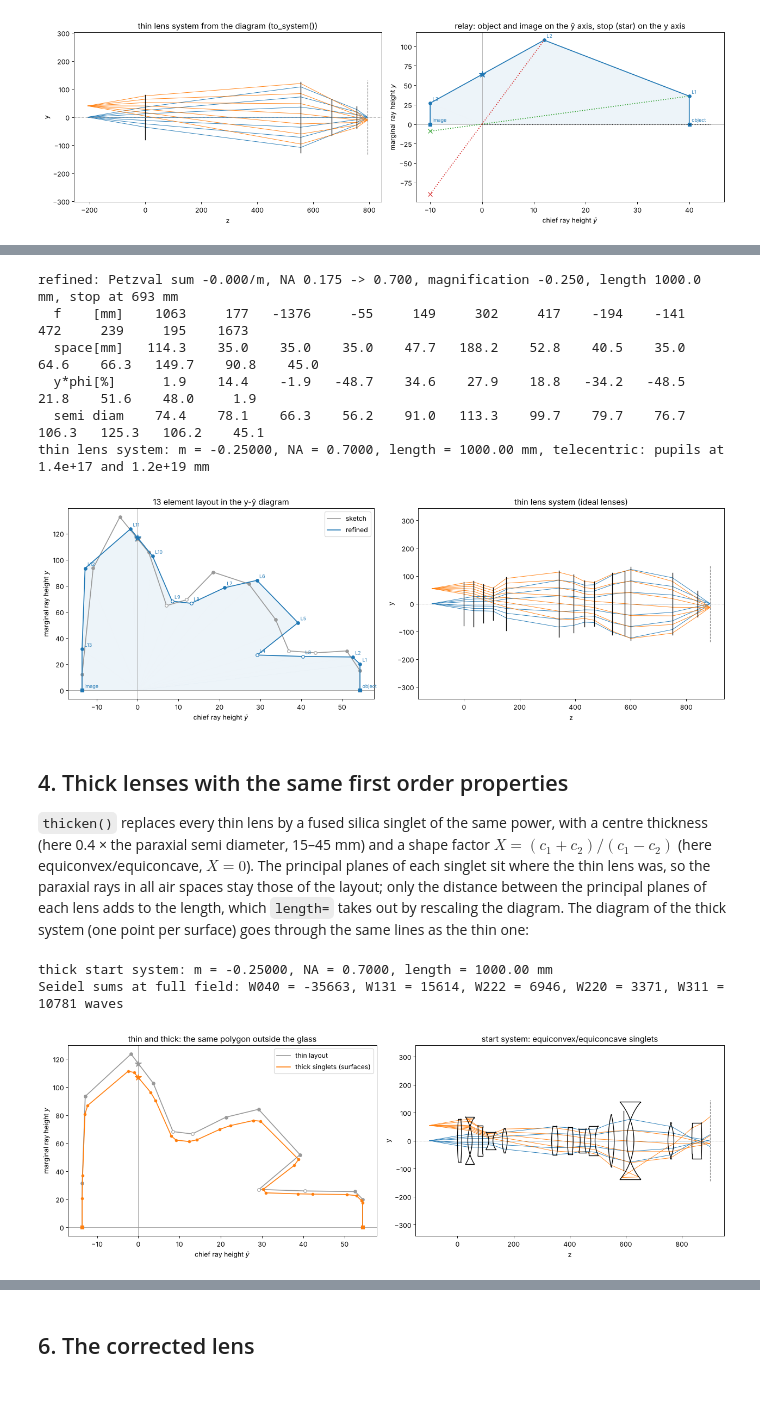
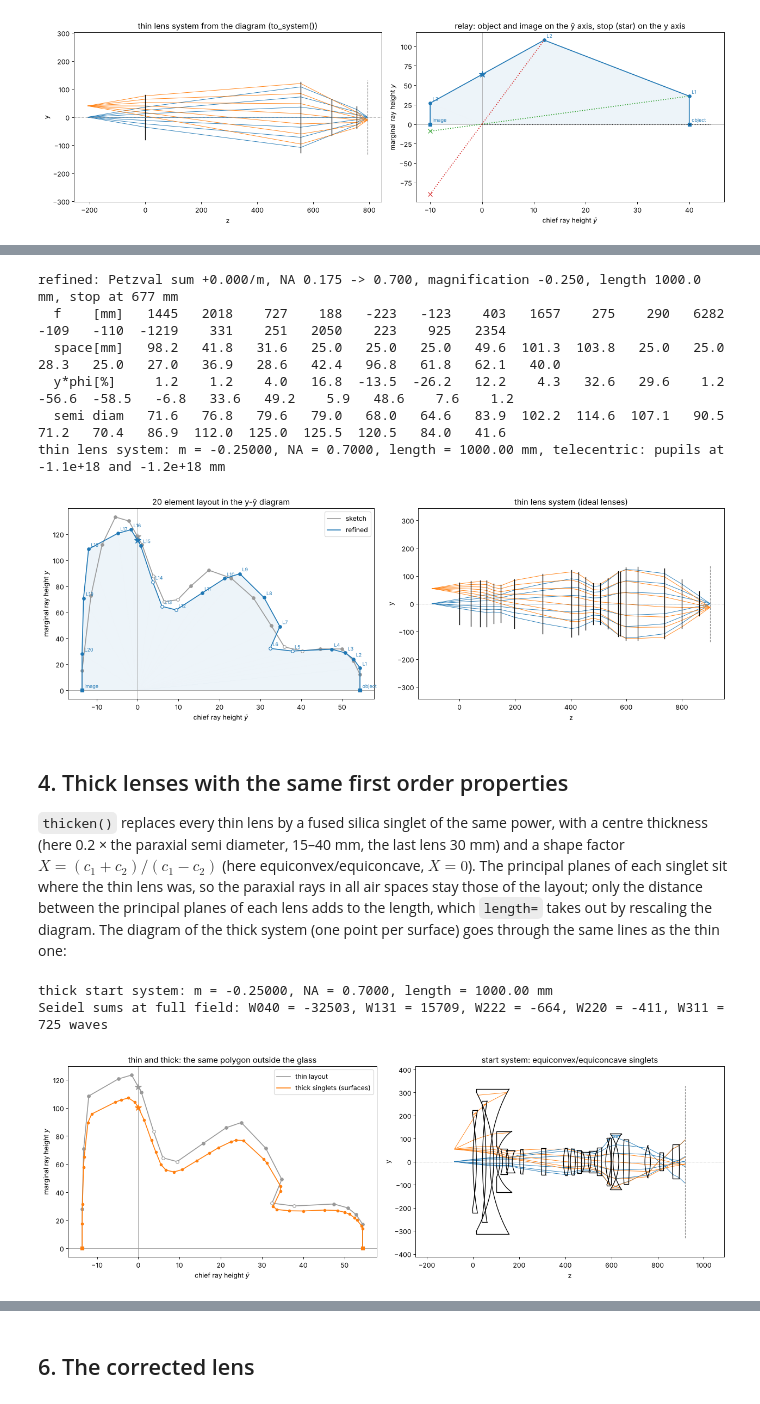
Before and after one commit to aeberspaecher/pyoptics, a Jupyter notebook: notebooks/42_litho_delano_lens_design.ipynb, the cells around one changed output, grey strips where cells are left out. Drawn from its saved outputs; the diff is of its cells as text; code cells hidden in the pictures.

```diff
--- a/notebooks/42_litho_delano_lens_design.ipynb
+++ b/notebooks/42_litho_delano_lens_design.ipynb
@@ -194,11 +188,13 @@ R_FIELD = 13.6                    # image field radius
 h = R_FIELD/abs(M)                # object height
 H = -NA*abs(M)*h                  # Lagrange invariant
 
-# (ybar/h, y) of object, L1...L13, image
-SKETCH = np.array([(1, 0), (1, 0.10), (0.94, 0.20), (0.80, 0.19), (0.68, 0.20), (0.62, 0.36),
-                   (0.50, 0.54), (0.34, 0.60), (0.22, 0.46), (0.13, 0.43), (0.05, 0.70),
-                   (-0.08, 0.88), (-0.20, 0.62), (-0.25, 0.08), (-0.25, 0)])
-labels = ["object"] + [f"L{k}" for k in range(1, 14)] + ["image"]
+# (ybar/h, y) of object, L1...L20, image
+SKETCH = np.array([(1, 0), (1, 0.08), (0.97, 0.15), (0.92, 0.21), (0.82, 0.21), (0.74, 0.20),
+                   (0.66, 0.22), (0.60, 0.33), (0.52, 0.47), (0.42, 0.57), (0.32, 0.61),
+                   (0.24, 0.53), (0.18, 0.46), (0.12, 0.45), (0.07, 0.58), (0.02, 0.74),
+                   (-0.04, 0.86), (-0.10, 0.88), (-0.16, 0.74), (-0.21, 0.48), (-0.25, 0.10),
+                   (-0.25, 0)])
+labels = ["object"] + [f"L{k}" for k in range(1, 21)] + ["image"]
 sketch = DelanoDiagram(h*SKETCH[:, 0], SKETCH[:, 1], H, labels=labels).with_length(LENGTH)
 
 
@@ -206,10 +202,10 @@ def summary(d, name):
     print(f"{name}: Petzval sum {d.petzval_sum(N_SIO2)*1e3:+.3f}/m, NA {d.NA[0]:.3f} -> {d.NA[1]:.3f}, "
           f"magnification {d.magnification:.3f}, length {d.length:.1f} mm, stop at "
           f"{d.pupils().stop[0]:.0f} mm")
-    print("  f    [mm]", " ".join(f"{f:7.0f}" for f in d.focal_length))
-    print("  space[mm]", " ".join(f"{t:7.1f}" for t in d.thickness))
-    print("  y*phi[%] ", " ".join(f"{v:7.1f}" for v in 100*d.y[1:-1]*d.power))
-    print("  semi diam", " ".join(f"{v:7.1f}" for v in d.heights()[1:-1]))
+    print("  f    [mm]", " ".join(f"{f:6.0f}" for f in d.focal_length))
+    print("  space[mm]", " ".join(f"{t:6.1f}" for t in d.thickness))
+    print("  y*phi[%] ", " ".join(f"{v:6.1f}" for v in 100*d.y[1:-1]*d.power))
+    print("  semi diam", " ".join(f"{v:6.1f}" for v in d.heights()[1:-1]))
 
 
 summary(sketch, "sketch")
@@ -236,13 +232,13 @@ small least squares problem in the 24 coordinates of the inner points
 (seconds).
 # %%
-layout = refine(sketch, N_SIO2, min_space=35.0, spaces={-1: 45.0}, max_height=125.0, anchor=1.0)
+layout = refine(sketch, N_SIO2, min_space=25.0, spaces={-1: 40.0}, max_height=125.0, anchor=1.0)
 summary(layout, "refined")
 
 fig, axes = plt.subplots(1, 2, figsize=(16, 5.5))
 sketch.plot(axes[0], color="0.6", label="sketch", annotate=False)
 layout.plot(axes[0], color="C0", label="refined", areas=True)
 axes[0].legend()
-axes[0].set_title("13 element layout in the y-ȳ diagram")
+axes[0].set_title("20 element layout in the y-ȳ diagram")
 thin = layout.to_system(WL)
 thin.draw(axes[1], fields=[0.0, h])
 axes[1].set_title("thin lens system (ideal lenses)")
@@ -252,49 +248,49 @@ print(f"thin lens system: m = {pt.magnification:.5f}, NA = {pt.na:.4f}, "
       f"length = {thin.object_distance + thin.image_z:.2f} mm, telecentric: "
       f"pupils at {pt.ep_z:.1e} and {pt.xp_z:.1e} mm")
 # %% [output]
-refined: Petzval sum -0.000/m, NA 0.175 -> 0.700, magnification -0.250, length 1000.0 mm, stop at 693 mm
-  f    [mm]    1063     177   -1376     -55     149     302     417    -194    -141     472     239     195    1673
-  space[mm]   114.3    35.0    35.0    35.0    47.7   188.2    52.8    40.5    35.0    64.6    66.3   149.7    90.8    45.0
-  y*phi[%]      1.9    14.4    -1.9   -48.7    34.6    27.9    18.8   -34.2   -48.5    21.8    51.6    48.0     1.9
-  semi diam    74.4    78.1    66.3    56.2    91.0   113.3    99.7    79.7    76.7   106.3   125.3   106.2    45.1
-thin lens system: m = -0.25000, NA = 0.7000, length = 1000.00 mm, telecentric: pupils at 1.4e+17 and 1.2e+19 mm
+refined: Petzval sum +0.000/m, NA 0.175 -> 0.700, magnification -0.250, length 1000.0 mm, stop at 677 mm
+  f    [mm]   1445   2018    727    188   -223   -123    403   1657    275    290   6282   -109   -110  -1219    331    251   2050    223    925   2354
+  space[mm]   98.2   41.8   31.6   25.0   25.0   25.0   49.6  101.3  103.8   25.0   25.0   28.3   25.0   27.0   36.9   28.6   42.4   96.8   61.8   62.1   40.0
+  y*phi[%]     1.2    1.2    4.0   16.8  -13.5  -26.2   12.2    4.3   32.6   29.6    1.2  -56.6  -58.5   -6.8   33.6   49.2    5.9   48.6    7.6    1.2
+  semi diam   71.6   76.8   79.6   79.0   68.0   64.6   83.9  102.2  114.6  107.1   90.5   71.2   70.4   86.9  112.0  125.0  125.5  120.5   84.0   41.6
+thin lens system: m = -0.25000, NA = 0.7000, length = 1000.00 mm, telecentric: pupils at -1.1e+18 and -1.2e+18 mm
-[figure, old version]
+[figure, new version]
 # %% [markdown]
 ## 4. Thick lenses with the same first order properties
 
 `thicken()` replaces every thin lens by a fused silica singlet of the same
-power, with a centre thickness (here 0.4 × the paraxial semi diameter,
-15–45 mm) and a shape factor $X = (c_1 + c_2)/(c_1 - c_2)$ (here
-equiconvex/equiconcave, $X = 0$). The principal planes of each singlet sit
-where the thin lens was, so the paraxial rays in all air spaces stay those
-of the layout; only the distance between the principal planes of each lens
-adds to the length, which `length=` takes out by rescaling the diagram. The
-diagram of the thick system (one point per surface) goes through the same
-lines as the thin one:
+power, with a centre thickness (here 0.2 × the paraxial semi diameter,
+15–40 mm, the last lens 30 mm) and a shape factor
+$X = (c_1 + c_2)/(c_1 - c_2)$ (here equiconvex/equiconcave, $X = 0$). The
+principal planes of each singlet sit where the thin lens was, so the
+paraxial rays in all air spaces stay those of the layout; only the distance
+between the principal planes of each lens adds to the length, which
+`length=` takes out by rescaling the diagram. The diagram of the thick
+system (one point per surface) goes through the same lines as the thin one:
 # %%
-T = np.clip(0.2*layout.heights()[1:-1], 15, 45)
-T[-1] = 35.0
+T = np.clip(0.2*layout.heights()[1:-1], 15, 40)
+T[-1] = 30.0
 start = thicken(layout, WL, rt.fused_silica, T, 0.0, length=LENGTH, check=False)
 d_start = DelanoDiagram.from_system(start)
 ps = start.paraxial()
 print(f"thick start system: m = {ps.magnification:.5f}, NA = {ps.na:.4f}, "
       f"length = {start.object_distance + start.image_z:.2f} mm")
 sd = start.seidel()
 print(f"Seidel sums at full field: W040 = {sd.W040:.0f}, W131 = {sd.W131:.0f}, W222 = {sd.W222:.0f}, "
       f"W220 = {sd.W220:.0f}, W311 = {sd.W311:.0f} waves")
 
 fig, axes = plt.subplots(1, 2, figsize=(16, 5.5))
 layout.with_length(LENGTH).plot(axes[0], color="0.6", label="thin layout", annotate=False)
 d_start.plot(axes[0], color="C1", label="thick singlets (surfaces)", annotate=False, signs=False)
 axes[0].legend()
 axes[0].set_title("thin and thick: the same polygon outside the glass")
 start.draw(axes[1], fields=[0.0, h])
 axes[1].set_title("start system: equiconvex/equiconcave singlets")
 fig.tight_layout()
 # %% [output]
 thick start system: m = -0.25000, NA = 0.7000, length = 1000.00 mm
-Seidel sums at full field: W040 = -35663, W131 = 15614, W222 = 6946, W220 = 3371, W311 = 10781 waves
+Seidel sums at full field: W040 = -32503, W131 = 15709, W222 = -664, W220 = -411, W311 = 725 waves
-[figure, old version]
+[figure, new version]
 # %% [markdown]
 First order is now right, third order not at all: the lenses are not bent
 yet, the spherical aberration alone is thousands of waves.
```
Also changed, not shown: parts of 12 cells of this notebook, 7 other files.
